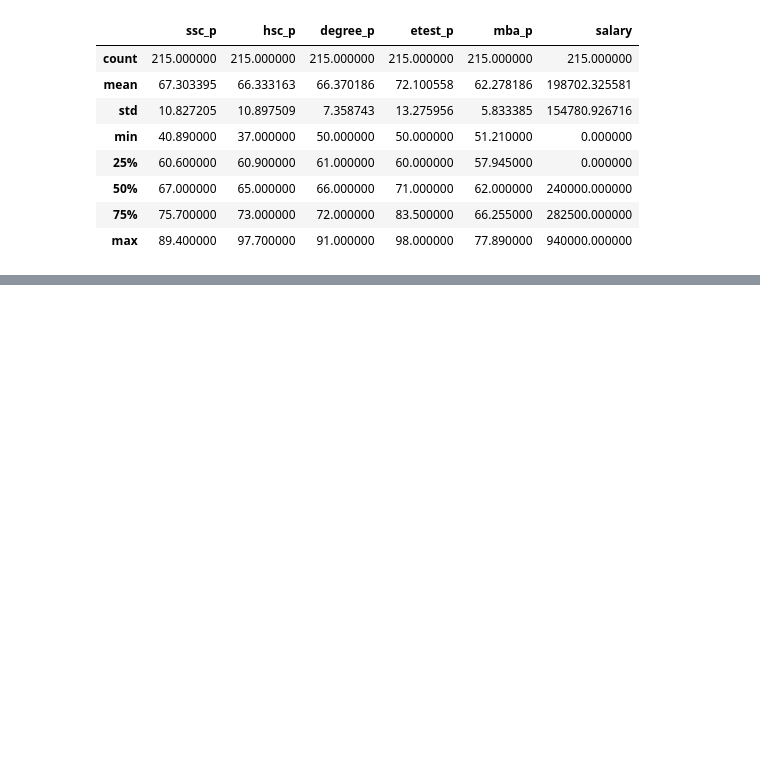
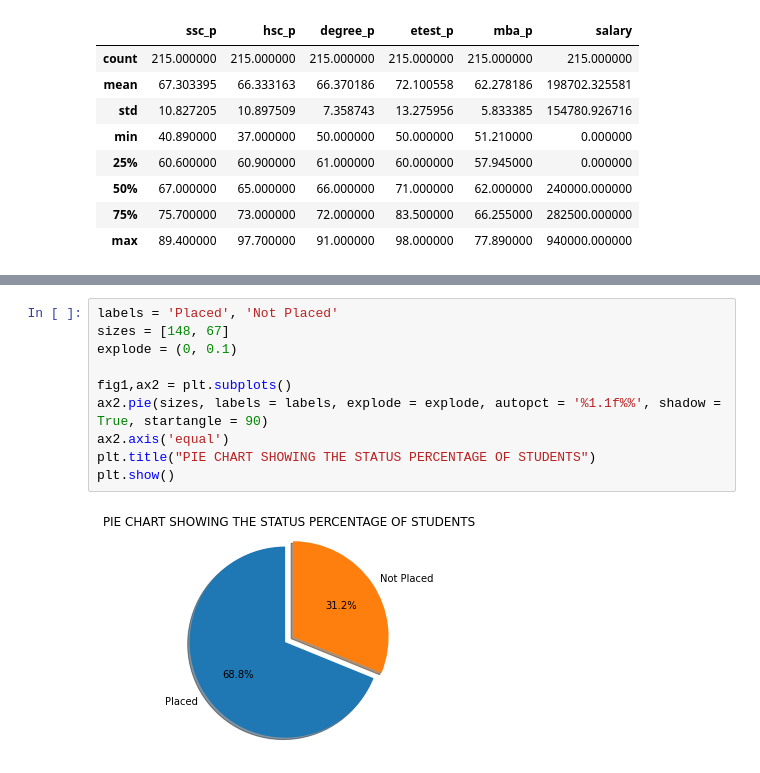
Before and after one commit to devchoplife/Campus-placement, a Jupyter notebook: school_placement.ipynb, the cells around one changed output, grey strips where cells are left out. Drawn from its saved outputs; the diff is of its cells as text; blank space fills up the shorter version.

```diff
--- a/school_placement.ipynb
+++ b/school_placement.ipynb
@@ -192,0 +173,12 @@ Categories (2, object): [Not Placed, Placed]
+# %%
+labels = 'Placed', 'Not Placed'
+sizes = [148, 67]
+explode = (0, 0.1)
+
+fig1,ax2 = plt.subplots()
+ax2.pie(sizes, labels = labels, explode = explode, autopct = '%1.1f%%', shadow = True, startangle = 90)
+ax2.axis('equal')
+plt.title("PIE CHART SHOWING THE STATUS PERCENTAGE OF STUDENTS")
+plt.show()
+# %% [output]
+[figure, added]
```
Also changed, not shown: parts of 18 cells of this notebook.
